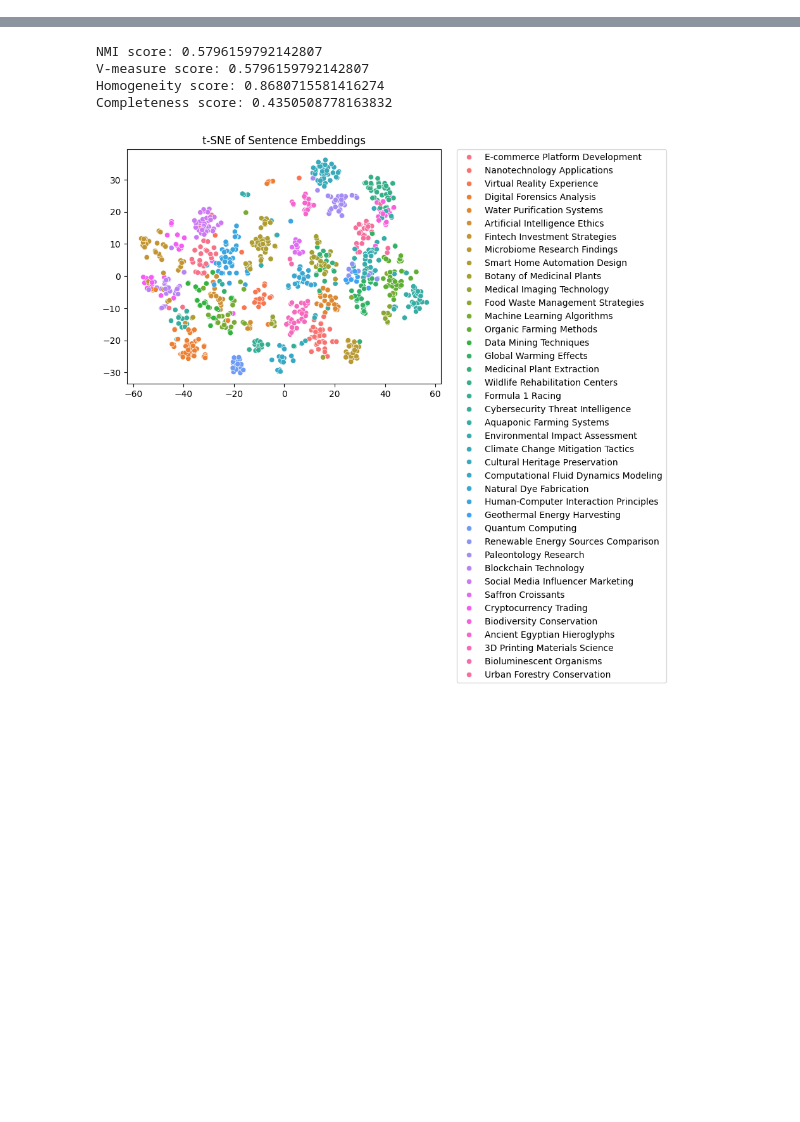
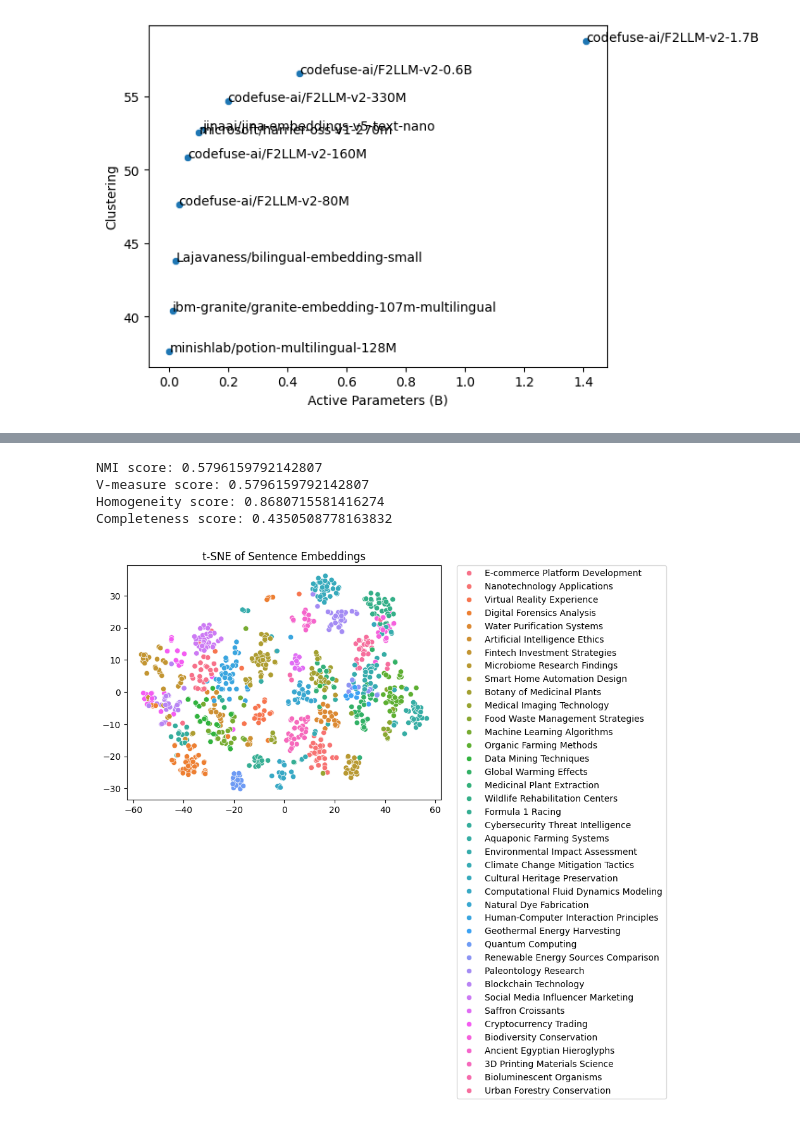
Before and after one commit to lea11100/textClust, a Jupyter notebook: experiments/model_selection/playground.ipynb, the cells around one changed output, grey strips where cells are left out. Drawn from its saved outputs; the diff is of its cells as text; code cells hidden in the pictures; blank space fills up the shorter version.

Commit message:
Model selection

```diff
--- a/experiments/playground.ipynb
+++ b/experiments/model_selection/playground.ipynb
@@ -32,0 +48,26 @@ KeyboardInterrupt:
+# %%
+import seaborn as sns
+import numpy as np
+
+leaderboard = leaderboard.sort_values(by="Clustering", ascending=False)
+
+lb_df = leaderboard[leaderboard["Active Parameters (B)"]<1.5].reset_index(drop = True)
+lb_df = lb_df[~np.isnan(lb_df["Clustering"])]
+
+is_efficient = np.ones(lb_df.shape[0], dtype=bool)
+
+for i, c in lb_df.iterrows():
+    if is_efficient[i]:
+        is_efficient[i] = not np.any(
+            (c["Clustering"]<=lb_df["Clustering"]) &
+            (c["Active Parameters (B)"]>=lb_df["Active Parameters (B)"]) &
+            (c["Model"] != lb_df["Model"]))
+
+lb_df = lb_df[is_efficient]
+
+ax = sns.scatterplot(lb_df, x = "Active Parameters (B)", y = "Clustering")
+
+for _, m in lb_df.iterrows():
+    ax.text(x=m["Active Parameters (B)"], y = m["Clustering"], s = m["Model"])
+# %% [output]
+[figure, added]
```
Also changed, not shown: parts of 10 cells of this notebook, 12 other files.
